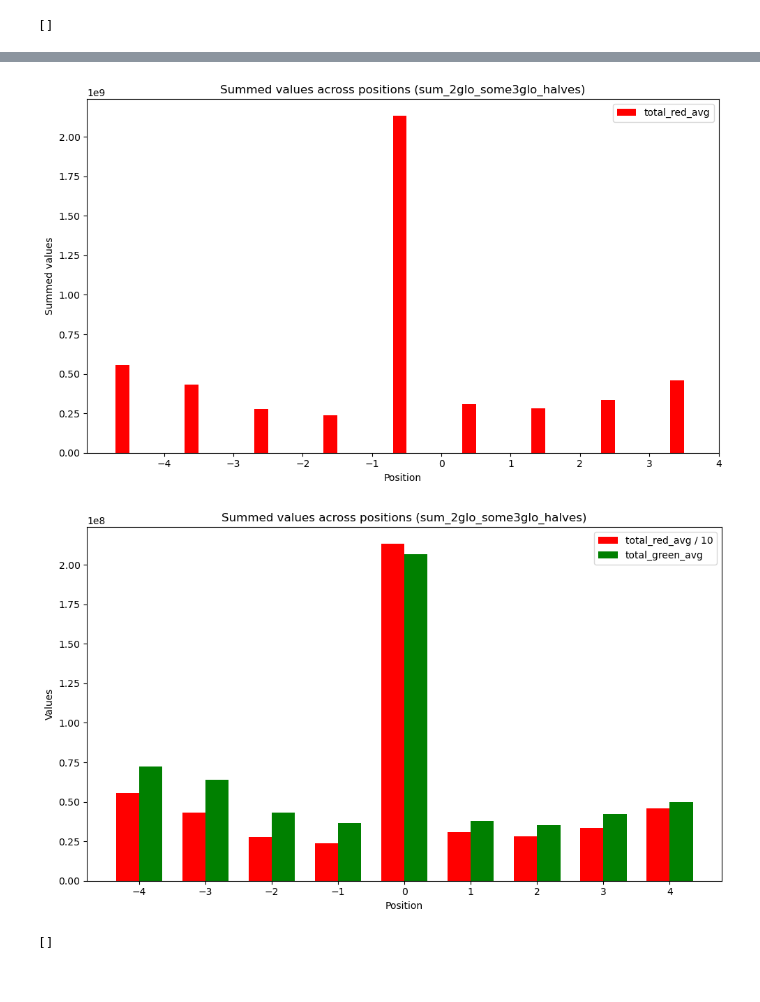
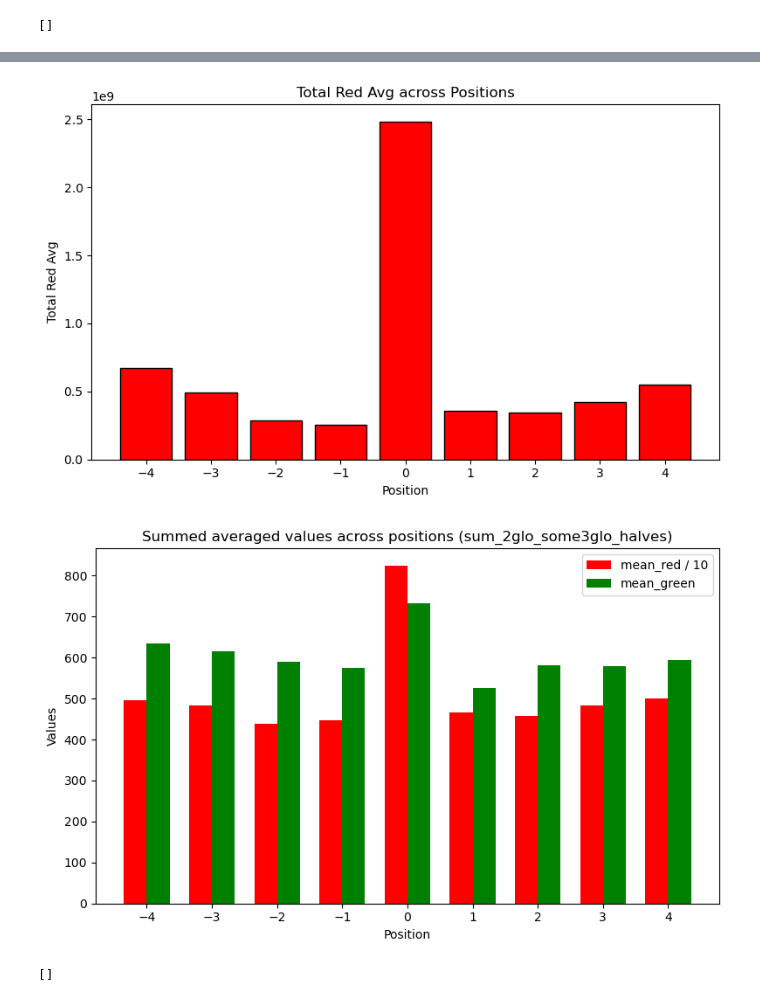
Before and after one commit to sansachenlelele/connectome_analysis_fisherlab, a Jupyter notebook: analysis_trend-25summer.ipynb, the cells around one changed output, grey strips where cells are left out. Cells and saved outputs as stored; diff of their text form; code cells hidden in the pictures.

Commit message:
made plots for lab meeting

```diff
--- a/analysis_trend-25summer.ipynb
+++ b/analysis_trend-25summer.ipynb
@@ -57,4 +57,12 @@ files = {
 }
+# %%
+# my mac laptop
+files = {
+    "fly1": "/Users/sansachen/Desktop/fisherlab/github-works/connectome_analysis_fisherlab/mean signal value csv-25summer/fly1.csv",
+    "fly2": "/Users/sansachen/Desktop/fisherlab/github-works/connectome_analysis_fisherlab/mean signal value csv-25summer/fly2.csv",
+    "fly3": "/Users/sansachen/Desktop/fisherlab/github-works/connectome_analysis_fisherlab/mean signal value csv-25summer/fly3.csv"
+    #"fly100": "/Users/fisherguest/Documents/Projects/connectome_analysis_fisherlab/mean signal value csv-25summer/fly?.csv"         # this is the one fixed with ethanol so bad quality.
+}
 # %%
 original = {
     name: pd.read_csv(path, index_col=0).assign(glomerulus=glomeruli)[
@@ -92,8 +100,8 @@ fly2 = pd.read_csv("/Users/fisherguest/Documents/Projects/connectome_analysis_fi
 '\nfly1 = pd.read_csv("/Users/fisherguest/Documents/Projects/connectome_analysis_fisherlab/single cell fly csv/fly1.csv", index_col=0).assign(glomerulus=glomeruli)[["glomerulus","mean_red","mean_green ...
 # %%
 fly_subtype = pd.DataFrame({
-    'fly': ['fly1','fly2', 'fly3', 'fly100'],
-    'subtype': ['L3R6','L4R5','L2R7','L3R7']
+    'fly': ['fly1','fly2', 'fly3'],
+    'subtype': ['L3R6','L4R5','L2R7']
 })
 # %%
 # these codes can handle 2 3glo situation.
@@ -279,5 +282,6 @@ list(reordered_halves_all.keys())
 # %%
 # make the histograms of all halves
+# this cell makes all the plots have the same y axis range!
 
 
 # -----------------------
@@ -353,7 +357,7 @@ for name, df in reordered_halves_all.items():
     gloms_raw = df["glomerulus"].astype(str).tolist()
     gloms_can = [canon(g) for g in gloms_raw]
 
-    colors = ["red" if g in centers_set else "lightgray" for g in gloms_can]
+    colors = ["green" if g in centers_set else "lightgray" for g in gloms_can]
 
     # Optional sanity check:
     # if "red" not in colors:
@@ -371,7 +375,7 @@ for name, df in reordered_halves_all.items():
 
     plt.legend(
         handles=[
-            Patch(facecolor="red", edgecolor="black", label="center (axon)"),
+            Patch(facecolor="green", edgecolor="black", label="center (axon)"),
             Patch(facecolor="lightgray", edgecolor="black", label="non-center"),
         ],
         loc="upper right",
@@ -529,69 +706,62 @@ plt.show()
 # %%
 df = sum_2glo_some3glo_halves.copy()
 
-# positions (x-axis)
-x = df["position"].to_numpy()
-bar_width = 0.2
+plt.figure(figsize=(8, 5))
 
-# offsets for multiple bars
-offsets = np.arange(-(len(df.columns)-1)/2, (len(df.columns)-1)/2 + 1) * bar_width
+# plot bars
+plt.bar(df["position"], df["total_red_avg"], color="red", edgecolor="black")
 
-# columns to plot (skip the "position" column)
-cols = ["total_red_avg"]
+# labels and title
+plt.xlabel("Position")
+plt.ylabel("Total Red Avg")
+plt.title("Total Red Avg across Positions")
 
-plt.figure(figsize=(10, 6))
+# ensure all positions appear on x-axis
+plt.xticks(df["position"])
 
-for i, col in enumerate(cols):
-    plt.bar(x + offsets[i], df[col], width=bar_width, label=col, color='red')
-
-plt.xlabel("Position")
-plt.ylabel("Summed values")
-plt.title("Summed values across positions (sum_2glo_some3glo_halves)")
-plt.xticks(x)
-plt.legend()
 plt.tight_layout()
 plt.show()
 # %% [output]
-[figure, old version]
+[figure, new version]
 # %%
 df = sum_2glo_some3glo_halves.copy()
 
 # positions (x-axis)
 x = df["position"].to_numpy()
 bar_width = 0.35   # wider bars since only 2 series
 
 # columns to plot
-cols = ["total_red_avg", "total_green_avg"]
+cols = ["mean_red", "mean_green"]
 
-plt.figure(figsize=(10, 6))
+plt.figure(figsize=(8, 5))
 
 # red series (scaled down by 10)
 plt.bar(
     x - bar_width/2,         # shift left
-    df["total_red_avg"] / 10,                       # divided the total_red_avg by 10 just so it can be compared side-by-side to total_green_avg
+    df["mean_red"] / 10,                       # divided the total_red_avg by 10 just so it can be compared side-by-side to total_green_avg
     width=bar_width,
-    label="total_red_avg / 10",
+    label="mean_red / 10",
     color="red"
 )
 
 # green series (no scaling)
 plt.bar(
     x + bar_width/2,         # shift right
-    df["total_green_avg"],
+    df["mean_green"],
     width=bar_width,
-    label="total_green_avg",
+    label="mean_green",
     color="green"
 )
 
 plt.xlabel("Position")
 plt.ylabel("Values")
-plt.title("Summed values across positions (sum_2glo_some3glo_halves)")
+plt.title("Summed averaged values across positions (sum_2glo_some3glo_halves)")
 plt.xticks(x)
 plt.legend()
 plt.tight_layout()
 plt.show()
 # %% [output]
-[figure, old version]
+[figure, new version]
 # %%
 # for the [reordered_weird3glo_halves], first combine glomerulus 1 and 9.
 
```
Also changed, not shown: parts of 12 cells of this notebook, 2 other files.
